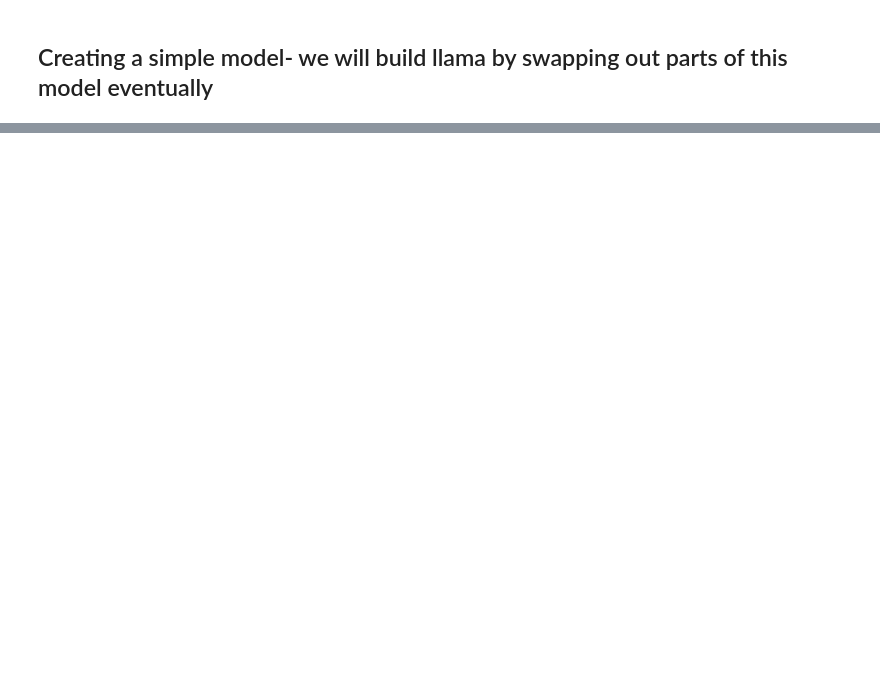
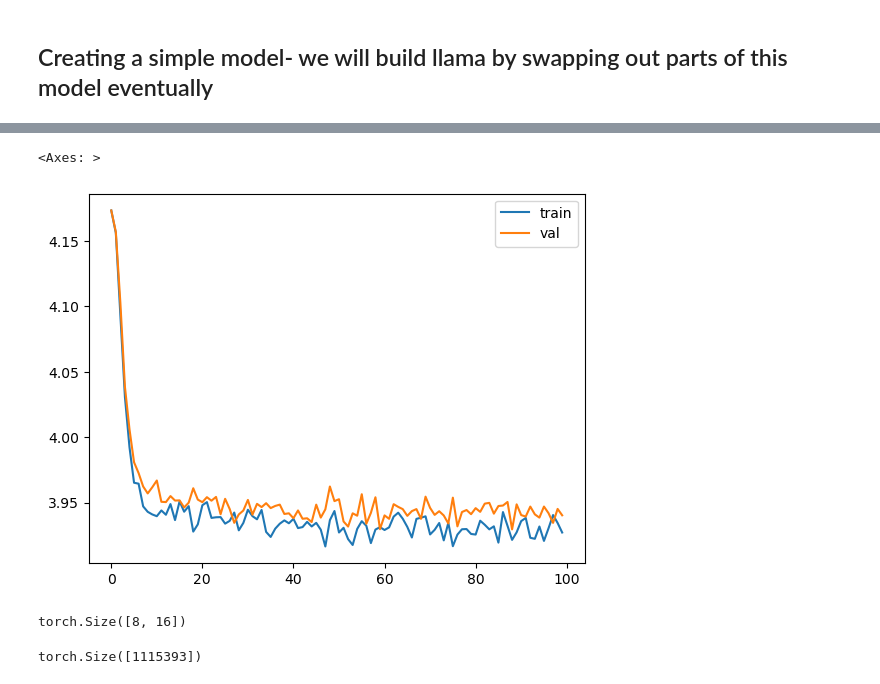
Before and after one commit to ysurs/Multimodal_llms, a Jupyter notebook: llama.ipynb, the cells around one changed output, grey strips where cells are left out. Drawn from its saved outputs; the diff is of its cells as text; code cells hidden in the pictures; blank space fills up the shorter version.

Commit message:
trainining simple model

```diff
--- a/llama.ipynb
+++ b/llama.ipynb
@@ -178,0 +246,42 @@ def evaluate_loss(model, config=MASTER_CONFIG):
+# %%
+MASTER_CONFIG.update({
+    'epochs': 1000,
+    'log_interval': 10,
+    'batch_size': 32,
+})
+model = SimpleBrokenModel(MASTER_CONFIG)
+
+optimizer = torch.optim.Adam(
+    model.parameters(),
+)
+
+def train(model, optimizer, scheduler=None, config=MASTER_CONFIG, print_logs=False):
+    losses = []
+    start_time = time.time()
+    for epoch in range(config['epochs']):
+        optimizer.zero_grad()
+
+        xs, ys = get_batches(dataset, 'train', config['batch_size'], config['context_window'])
+        logits, loss = model(xs, targets=ys)
+        loss.backward()
+        optimizer.step()
+
+        if scheduler:
+            scheduler.step()
+
+        if epoch % config['log_interval'] == 0:
+            batch_time = time.time() - start_time
+            x = evaluate_loss(model)
+            losses += [x]
+            if print_logs:
+                print(f"Epoch {epoch} | val loss {x['val']:.3f} | Time {batch_time:.3f} | ETA in seconds {batch_time * (config['epochs'] - epoch)/config['log_interval'] :.3f}")
+            start_time = time.time()
+
+            if scheduler:
+                print("lr: ", scheduler.get_lr())
+
+    print("validation loss: ", losses[-1]['val'])
+    return pd.DataFrame(losses).plot()
+
+train(model, optimizer)
+# %% [output]
@@ -178,0 +290,10 @@ def evaluate_loss(model, config=MASTER_CONFIG):
+<Axes: >
+[figure, added]
+# %%
+xs.shape
+# %% [output]
+torch.Size([8, 16])
+# %%
+dataset.shape
+# %% [output]
+torch.Size([1115393])
```
Also changed, not shown: parts of 10 cells of this notebook.
